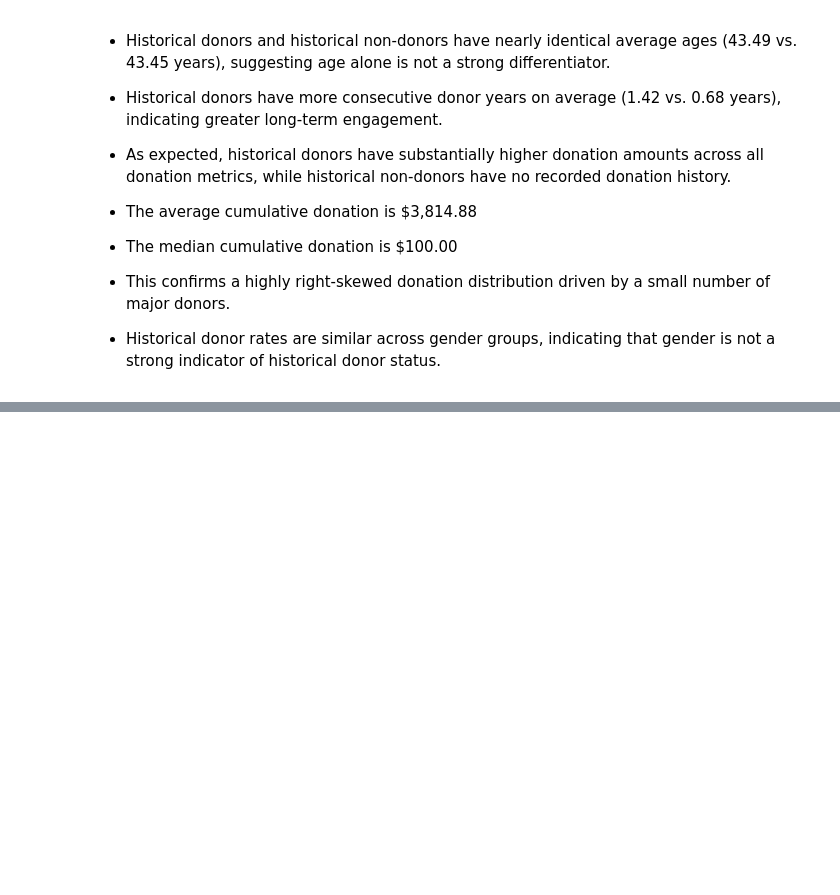
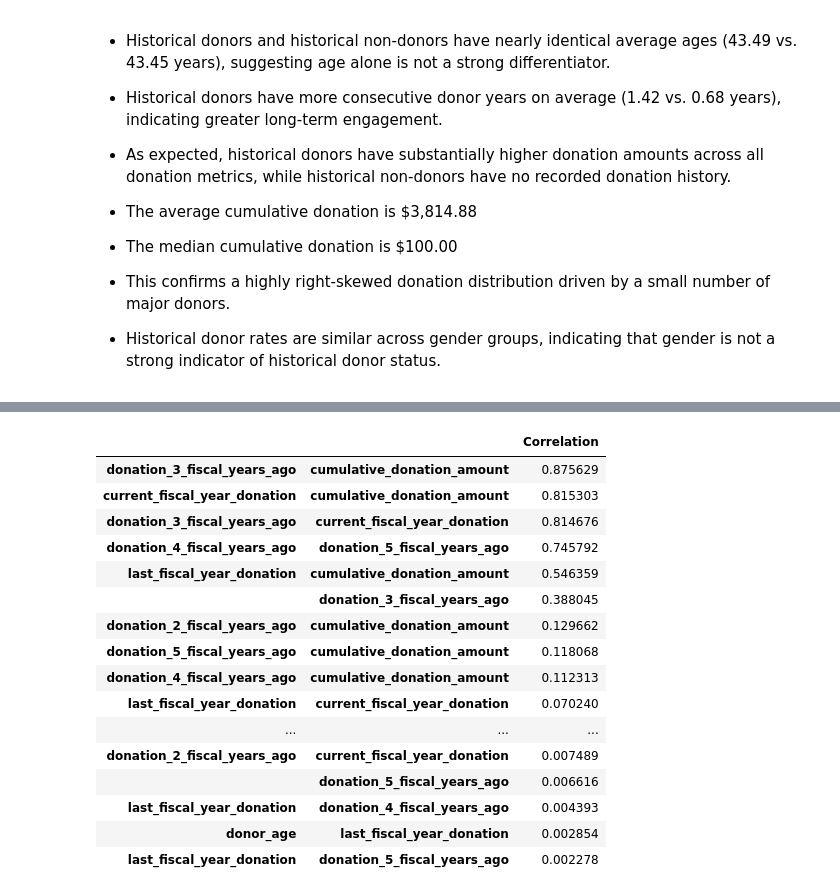
Before and after one commit to MDarkHead/red-cross-donor-prediction, a Jupyter notebook: notebooks/02_eda.ipynb, the cells around one changed output, grey strips where cells are left out. Cells and saved outputs as stored; diff of their text form; code cells hidden in the pictures; blank space fills up the shorter version.

```diff
--- a/notebooks/02_eda.ipynb
+++ b/notebooks/02_eda.ipynb
@@ -1339,0 +1394,28 @@ pd.crosstab(
+# %%
+# Strong correlation
+corr_pairs = (
+    corr.where(np.triu(np.ones(corr.shape), k=1).astype(bool))
+        .stack()
+        .dropna()
+        .sort_values(ascending=False)
+)
+
+corr_pairs.to_frame("Correlation")
+# %% [output]
+|  |  | Correlation |
+| donation_3_fiscal_years_ago | cumulative_donation_amount | 0.875629 |
+| current_fiscal_year_donation | cumulative_donation_amount | 0.815303 |
+| donation_3_fiscal_years_ago | current_fiscal_year_donation | 0.814676 |
+| donation_4_fiscal_years_ago | donation_5_fiscal_years_ago | 0.745792 |
+| last_fiscal_year_donation | cumulative_donation_amount | 0.546359 |
+|  | donation_3_fiscal_years_ago | 0.388045 |
+| donation_2_fiscal_years_ago | cumulative_donation_amount | 0.129662 |
+| donation_5_fiscal_years_ago | cumulative_donation_amount | 0.118068 |
+| donation_4_fiscal_years_ago | cumulative_donation_amount | 0.112313 |
+| last_fiscal_year_donation | current_fiscal_year_donation | 0.070240 |
+| ... | ... | ... |
+| donation_2_fiscal_years_ago | current_fiscal_year_donation | 0.007489 |
+|  | donation_5_fiscal_years_ago | 0.006616 |
+| last_fiscal_year_donation | donation_4_fiscal_years_ago | 0.004393 |
+| donor_age | last_fiscal_year_donation | 0.002854 |
+| last_fiscal_year_donation | donation_5_fiscal_years_ago | 0.002278 |
```
Also changed, not shown: parts of 4 cells of this notebook.
